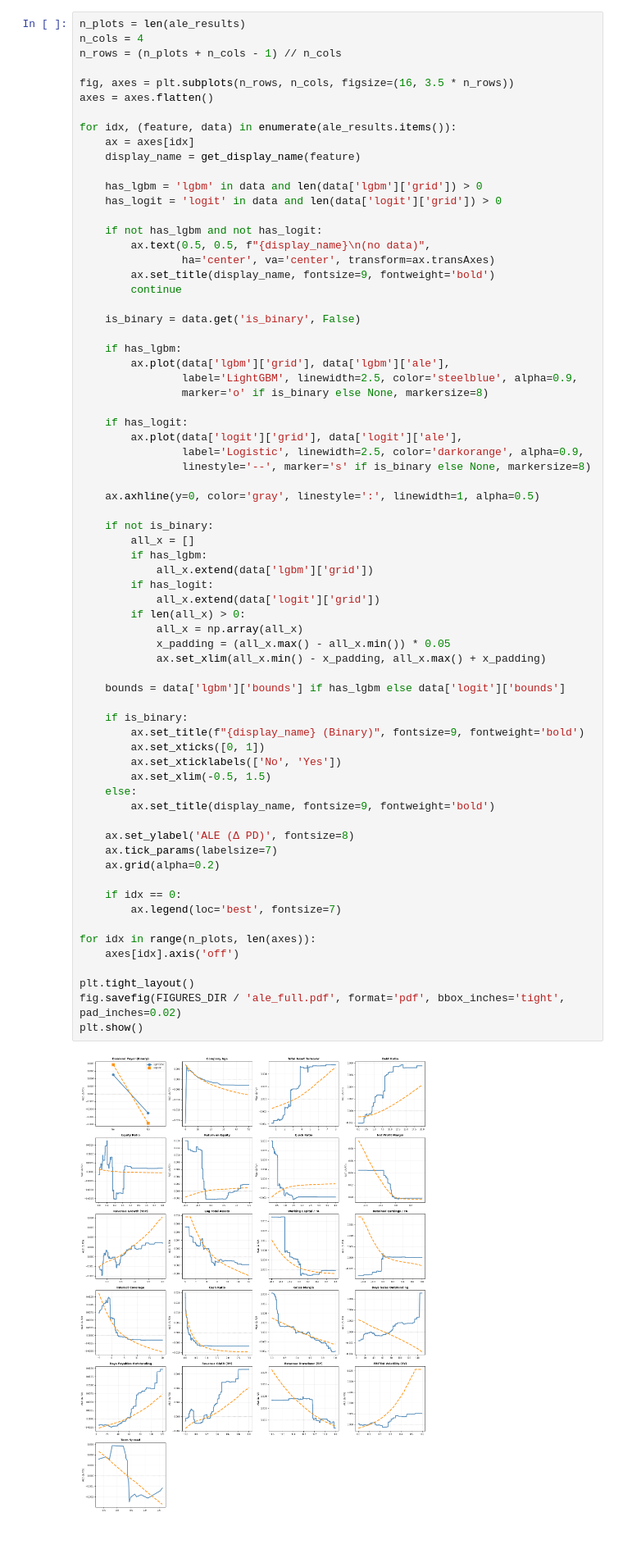
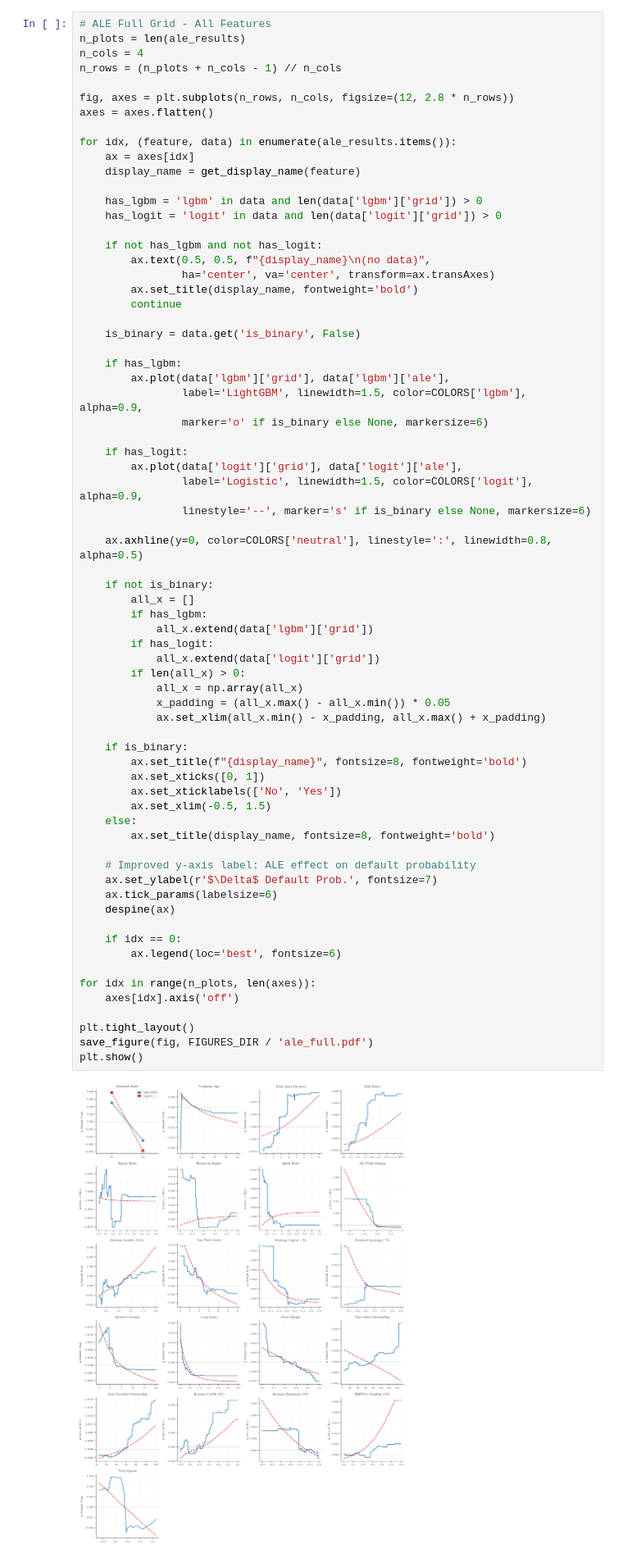
Before and after one commit to vilhelm-k/credit-risk-xai-thesis, a Jupyter notebook: notebooks/05a_xai_global.ipynb, the cells around one changed output. Shown at 82% size. Drawn from its saved outputs; the diff is of its cells as text; blank space fills up the shorter version.

```diff
--- a/notebooks/05a_xai_global.ipynb
+++ b/notebooks/05a_xai_global.ipynb
@@ -314,11 +350,12 @@ for i, feature in enumerate(continuous_features, 1):
 [19/20] ebitda_volatility...
 [20/20] term_spread...
 # %%
+# ALE Full Grid - All Features
 n_plots = len(ale_results)
 n_cols = 4
 n_rows = (n_plots + n_cols - 1) // n_cols
 
-fig, axes = plt.subplots(n_rows, n_cols, figsize=(16, 3.5 * n_rows))
+fig, axes = plt.subplots(n_rows, n_cols, figsize=(12, 2.8 * n_rows))
 axes = axes.flatten()
 
 for idx, (feature, data) in enumerate(ale_results.items()):
@@ -331,57 +368,56 @@ for idx, (feature, data) in enumerate(ale_results.items()):
     if not has_lgbm and not has_logit:
         ax.text(0.5, 0.5, f"{display_name}\n(no data)",
                 ha='center', va='center', transform=ax.transAxes)
-        ax.set_title(display_name, fontsize=9, fontweight='bold')
+        ax.set_title(display_name, fontweight='bold')
         continue
 
     is_binary = data.get('is_binary', False)
 
     if has_lgbm:
         ax.plot(data['lgbm']['grid'], data['lgbm']['ale'],
-                label='LightGBM', linewidth=2.5, color='steelblue', alpha=0.9,
-                marker='o' if is_binary else None, markersize=8)
+                label='LightGBM', linewidth=1.5, color=COLORS['lgbm'], alpha=0.9,
+                marker='o' if is_binary else None, markersize=6)
 
     if has_logit:
         ax.plot(data['logit']['grid'], data['logit']['ale'],
-                label='Logistic', linewidth=2.5, color='darkorange', alpha=0.9,
-                linestyle='--', marker='s' if is_binary else None, markersize=8)
+                label='Logistic', linewidth=1.5, color=COLORS['logit'], alpha=0.9,
+                linestyle='--', marker='s' if is_binary else None, markersize=6)
 
-    ax.axhline(y=0, color='gray', linestyle=':', linewidth=1, alpha=0.5)
+    ax.axhline(y=0, color=COLORS['neutral'], linestyle=':', linewidth=0.8, alpha=0.5)
 
     if not is_binary:
         all_x = []
         if has_lgbm:
             all_x.extend(data['lgbm']['grid'])
         if has_logit:
             all_x.extend(data['logit']['grid'])
         if len(all_x) > 0:
             all_x = np.array(all_x)
             x_padding = (all_x.max() - all_x.min()) * 0.05
             ax.set_xlim(all_x.min() - x_padding, all_x.max() + x_padding)
 
-    bounds = data['lgbm']['bounds'] if has_lgbm else data['logit']['bounds']
-
     if is_binary:
-        ax.set_title(f"{display_name} (Binary)", fontsize=9, fontweight='bold')
+        ax.set_title(f"{display_name}", fontsize=8, fontweight='bold')
         ax.set_xticks([0, 1])
         ax.set_xticklabels(['No', 'Yes'])
         ax.set_xlim(-0.5, 1.5)
     else:
-        ax.set_title(display_name, fontsize=9, fontweight='bold')
+        ax.set_title(display_name, fontsize=8, fontweight='bold')
 
-    ax.set_ylabel('ALE (Δ PD)', fontsize=8)
-    ax.tick_params(labelsize=7)
-    ax.grid(alpha=0.2)
+    # Improved y-axis label: ALE effect on default probability
+    ax.set_ylabel(r'$\Delta$ Default Prob.', fontsize=7)
+    ax.tick_params(labelsize=6)
+    despine(ax)
 
     if idx == 0:
-        ax.legend(loc='best', fontsize=7)
+        ax.legend(loc='best', fontsize=6)
 
 for idx in range(n_plots, len(axes)):
     axes[idx].axis('off')
 
 plt.tight_layout()
-fig.savefig(FIGURES_DIR / 'ale_full.pdf', format='pdf', bbox_inches='tight', pad_inches=0.02)
+save_figure(fig, FIGURES_DIR / 'ale_full.pdf')
 plt.show()
 # %% [output]
-[figure, old version]
+[figure, new version]
 # %%
```
Also changed, not shown: parts of 8 cells of this notebook, 18 other files.
